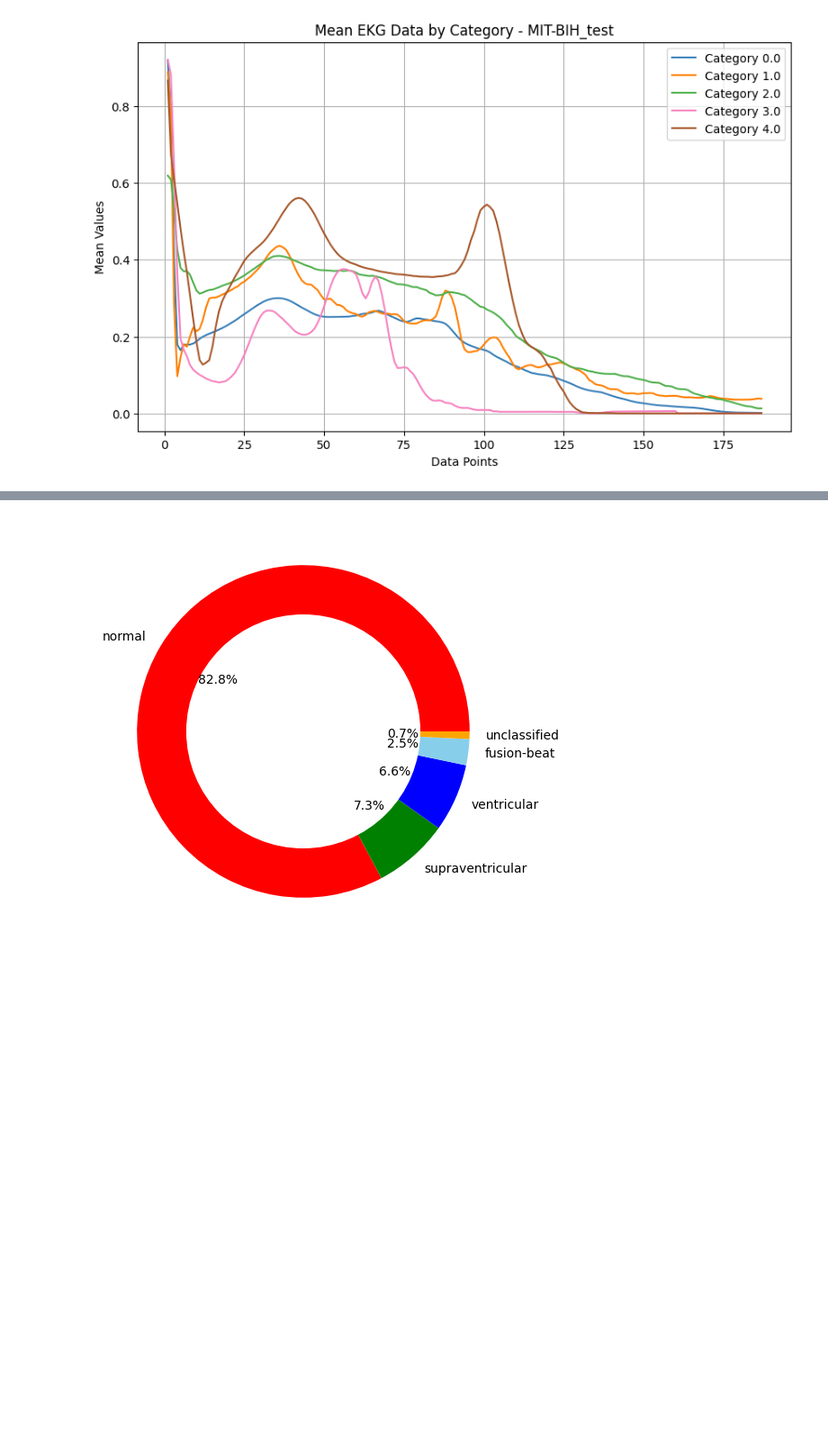
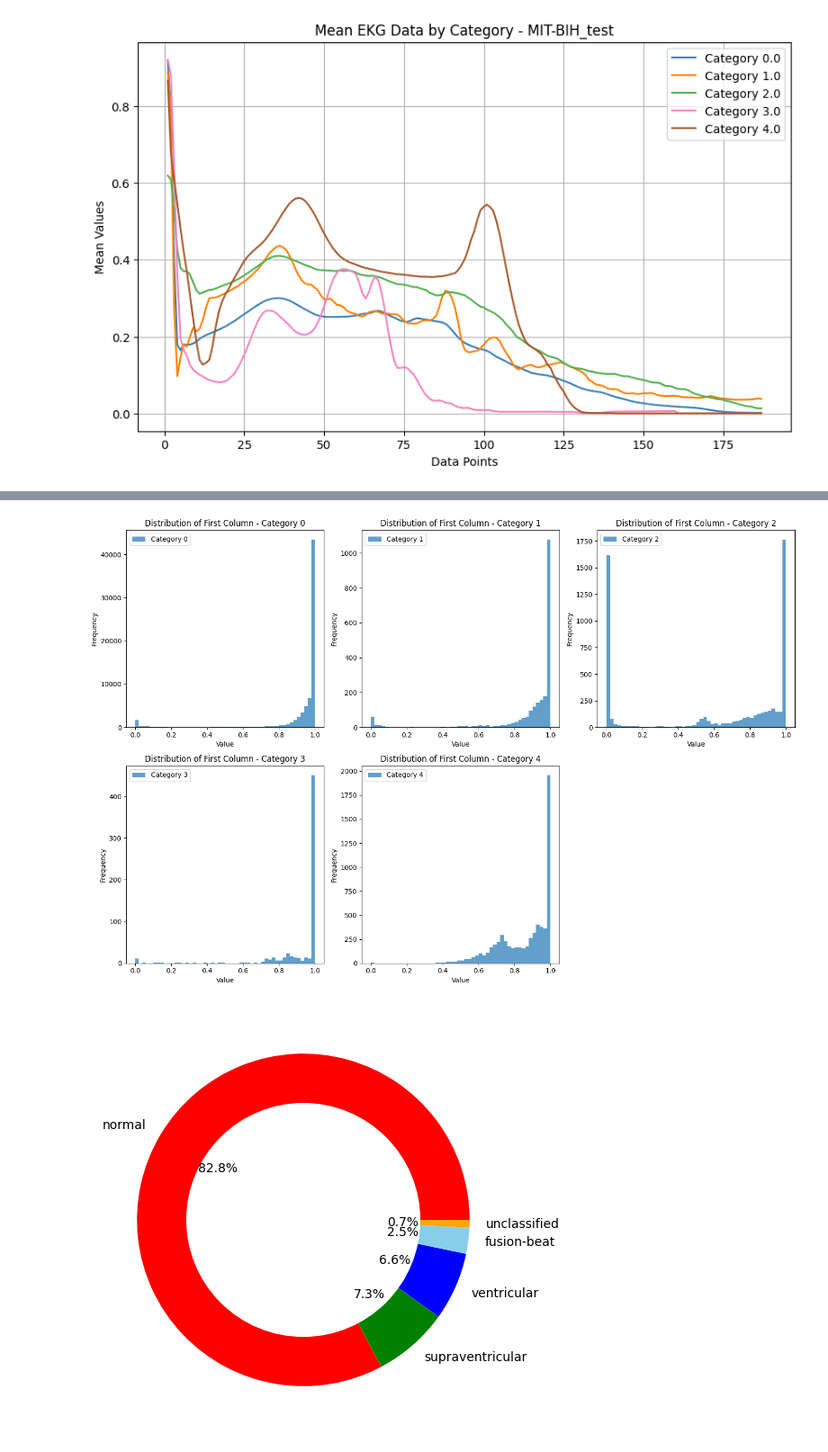
Before and after one commit to tubetraveller/heartbeat_dst, a Jupyter notebook: mit_bih_exploration_notebook.ipynb, the cells around one changed output, grey strips where cells are left out. Shown at 90% size. Saved outputs shown, nothing was run; the diff lists cells and outputs as text; code cells hidden in the pictures; blank space fills up the shorter version.

```diff
--- a/mit_bih_exploration_notebook.ipynb
+++ b/mit_bih_exploration_notebook.ipynb
@@ -88,3 +92,23 @@ plt.show();
+# %%
+# Displaying the first row - Plotting distributions for each category
+plt.figure(figsize=(15, 10))
+
+categories = mitbih_train_df[188].unique()
+num_categories = len(categories)
+
+for i, category in enumerate(categories):
+    plt.subplot(2, 3, i + 1)
+    subset_df = mitbih_train_df[mitbih_train_df[188] == category]
+    plt.hist(subset_df.iloc[:, 0], bins=50, alpha=0.7, label=f'Category {category}')
+    plt.title(f'Distribution of First Column - Category {category}')
+    plt.xlabel('Value')
+    plt.ylabel('Frequency')
+    plt.legend()
+
+plt.tight_layout()
+plt.show()
+# %% [output]
+[figure, added]
 # %%
 # Distribution of Classes in MIT-BIH-Train
 mitbih_train_df[188]=mitbih_train_df[188].astype(int)
```
Also changed, not shown: parts of 2 cells of this notebook, 2 other files.
